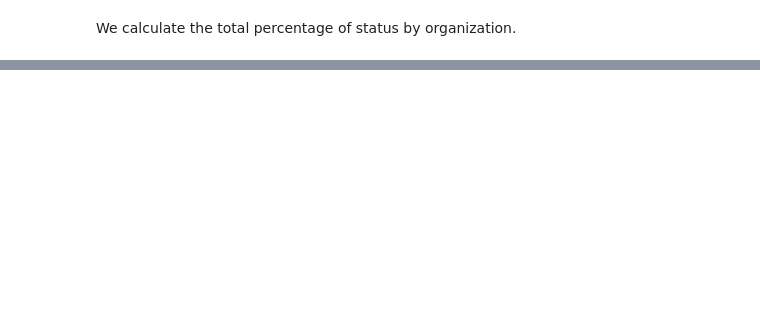
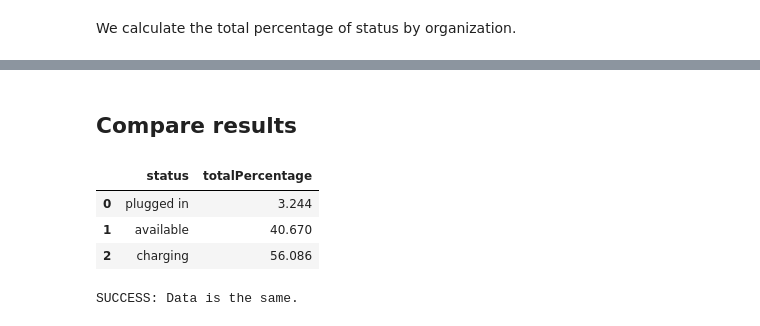
Before and after one commit to cosijoeza/vectorstat-reports, a Jupyter notebook: vectorstat-reports.ipynb, the cells around one changed output, grey strips where cells are left out. Cells and saved outputs as stored; diff of their text form; code cells hidden in the pictures; blank space fills up the shorter version.

```diff
--- a/vectorstat-reports.ipynb
+++ b/vectorstat-reports.ipynb
@@ -119,0 +128,36 @@ plt.show()
+# %% [markdown]
+## Compare results
+# %%
+expectedPluggedIn = 3.244
+expectedAvailable = 40.67
+expectedDischarging = 0
+expectedCharging = 56.086
+df2 = pd.DataFrame(
+    {
+    "status": ['plugged in', 'available','discharging', 'charging'],
+    "totalPercentage": [expectedPluggedIn, expectedAvailable, expectedDischarging, expectedCharging],
+    }
+)
+
+df2 = pd.DataFrame(
+    {
+    "status": ['plugged in', 'available','charging'],
+    "totalPercentage": [expectedPluggedIn, expectedAvailable, expectedCharging],
+    }
+)
+df2
+# %% [output]
+|  | status | totalPercentage |
+| 0 | plugged in | 3.244 |
+| 1 | available | 40.670 |
+| 2 | charging | 56.086 |
+# %%
+import pandas.testing as pdt
+try:
+    pdt.assert_frame_equal(df1, df2)
+    print("SUCCESS: Data is the same.")
+except AssertionError as e:
+    print("FAIL: Data is different.")
+    print(e)
+# %% [output]
+SUCCESS: Data is the same.
```
Also changed, not shown: parts of 10 cells of this notebook.
